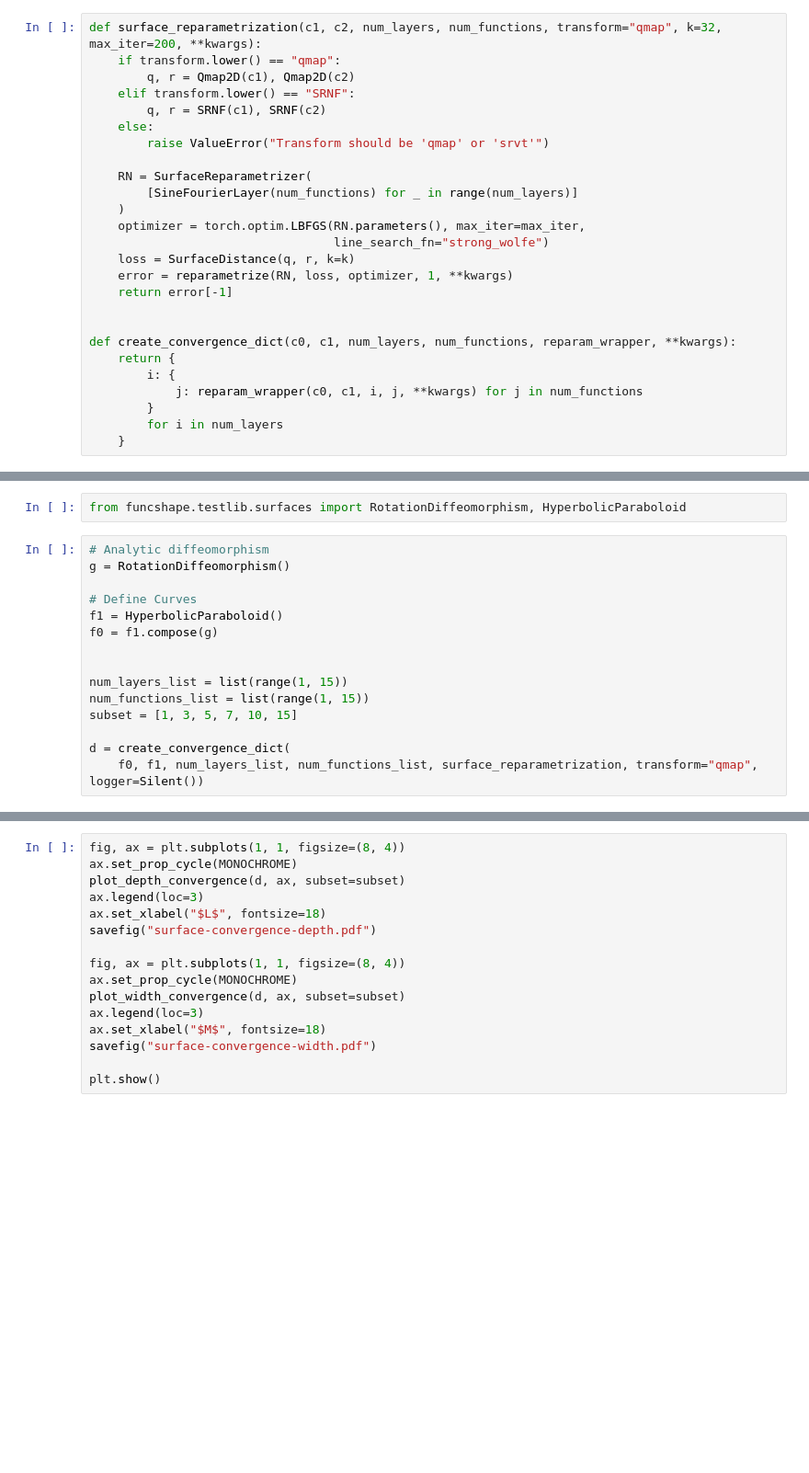
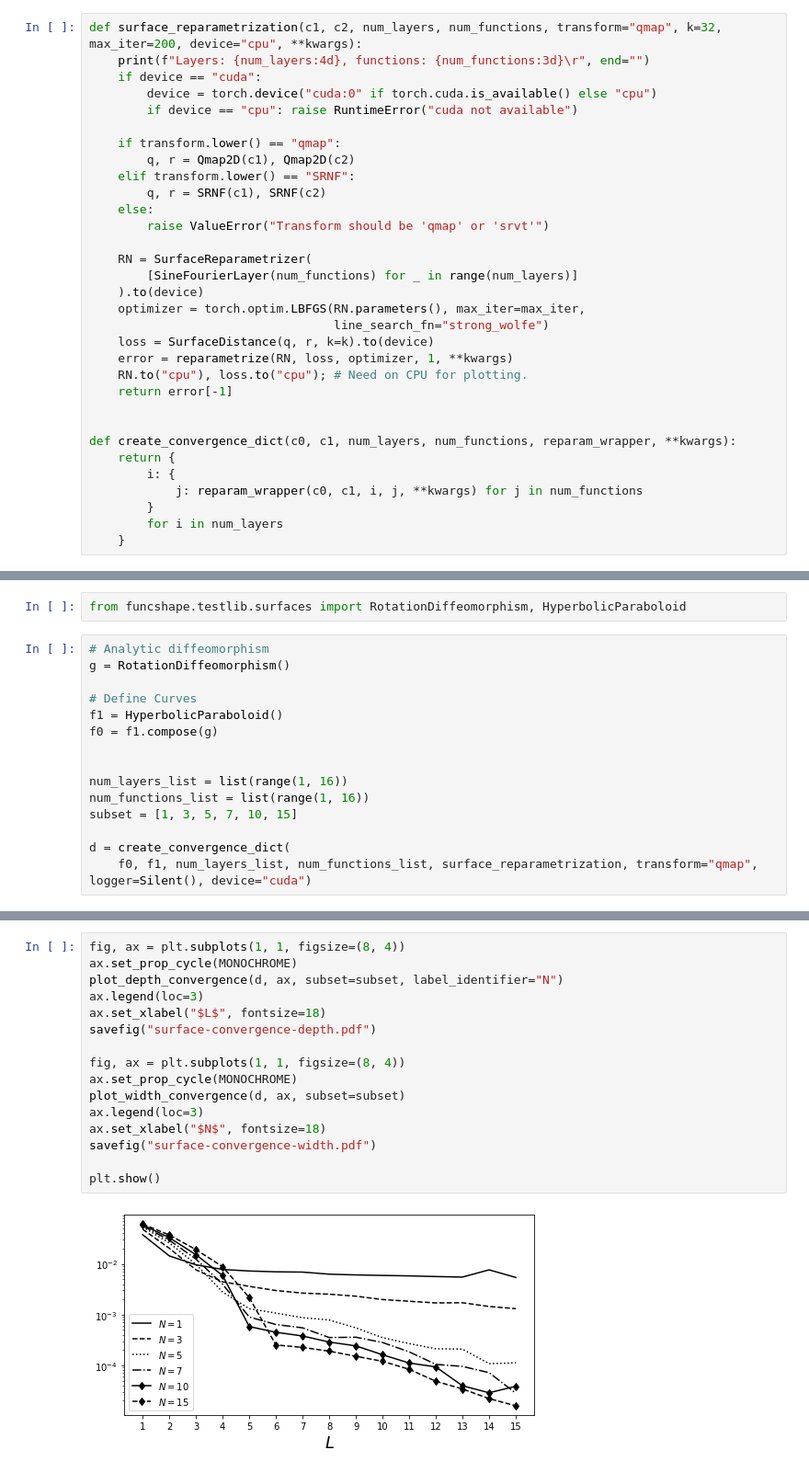
Before and after one commit to jorgenriseth/funcshape, a Jupyter notebook: notebooks/convergence-plots.ipynb, the cells around one changed output, grey strips where cells are left out. Shown at 92% size. Cells and saved outputs as stored; diff of their text form; blank space fills up the shorter version.

```diff
--- a/notebooks/convergence-plots.ipynb
+++ b/notebooks/convergence-plots.ipynb
@@ -33,6 +39,11 @@ def curve_reparametrization(c1, c2, num_layers, num_functions, transform="qmap",
     return error[-1]
 # %%
-def surface_reparametrization(c1, c2, num_layers, num_functions, transform="qmap", k=32, max_iter=200, **kwargs):
+def surface_reparametrization(c1, c2, num_layers, num_functions, transform="qmap", k=32, max_iter=200, device="cpu", **kwargs):
+    print(f"Layers: {num_layers:4d}, functions: {num_functions:3d}\r", end="")
+    if device == "cuda":
+        device = torch.device("cuda:0" if torch.cuda.is_available() else "cpu")
+        if device == "cpu": raise RuntimeError("cuda not available")
+
     if transform.lower() == "qmap":
         q, r = Qmap2D(c1), Qmap2D(c2)
     elif transform.lower() == "SRNF":
@@ -42,11 +53,12 @@ def surface_reparametrization(c1, c2, num_layers, num_functions, transform="qmap
 
     RN = SurfaceReparametrizer(
         [SineFourierLayer(num_functions) for _ in range(num_layers)]
-    )
+    ).to(device)
     optimizer = torch.optim.LBFGS(RN.parameters(), max_iter=max_iter,
                                   line_search_fn="strong_wolfe")
-    loss = SurfaceDistance(q, r, k=k)
+    loss = SurfaceDistance(q, r, k=k).to(device)
     error = reparametrize(RN, loss, optimizer, 1, **kwargs)
+    RN.to("cpu"), loss.to("cpu"); # Need on CPU for plotting.
     return error[-1]
 
 
@@ -147,9 +161,9 @@ f1 = HyperbolicParaboloid()
 f0 = f1.compose(g)
 
 
-num_layers_list = list(range(1, 15))
-num_functions_list = list(range(1, 15))
+num_layers_list = list(range(1, 16))
+num_functions_list = list(range(1, 16))
 subset = [1, 3, 5, 7, 10, 15]
 
 d = create_convergence_dict(
-    f0, f1, num_layers_list, num_functions_list, surface_reparametrization, transform="qmap", logger=Silent())
+    f0, f1, num_layers_list, num_functions_list, surface_reparametrization, transform="qmap", logger=Silent(), device="cuda")
@@ -156,16 +172,18 @@ d = create_convergence_dict(
 # %%
 fig, ax = plt.subplots(1, 1, figsize=(8, 4))
 ax.set_prop_cycle(MONOCHROME)
-plot_depth_convergence(d, ax, subset=subset)
+plot_depth_convergence(d, ax, subset=subset, label_identifier="N")
 ax.legend(loc=3)
 ax.set_xlabel("$L$", fontsize=18)
 savefig("surface-convergence-depth.pdf")
 
 fig, ax = plt.subplots(1, 1, figsize=(8, 4))
 ax.set_prop_cycle(MONOCHROME)
 plot_width_convergence(d, ax, subset=subset)
 ax.legend(loc=3)
-ax.set_xlabel("$M$", fontsize=18)
+ax.set_xlabel("$N$", fontsize=18)
 savefig("surface-convergence-width.pdf")
 
 plt.show()
+# %% [output]
+[figure, added]
```
Also changed, not shown: parts of 4 cells of this notebook, 1 other file.
